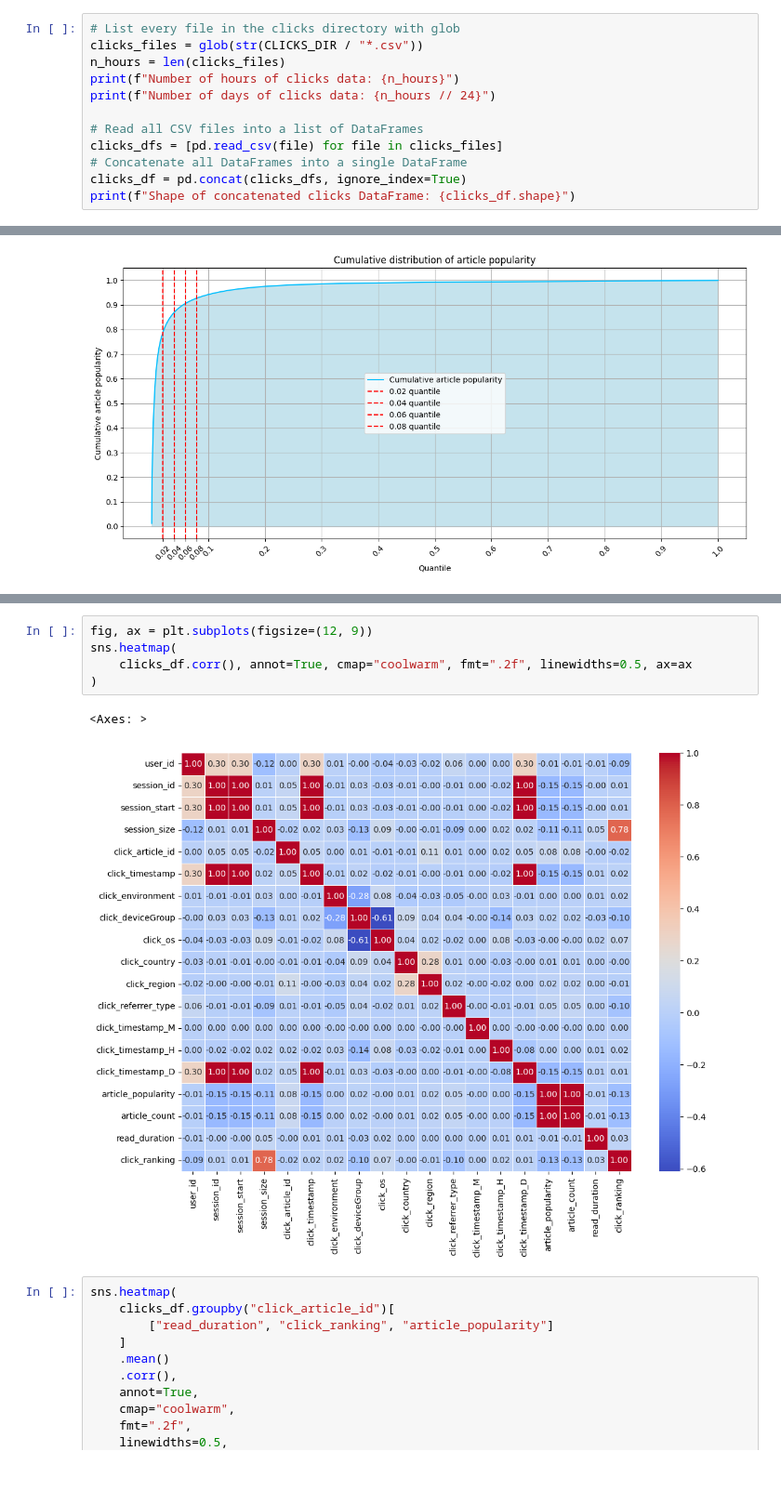
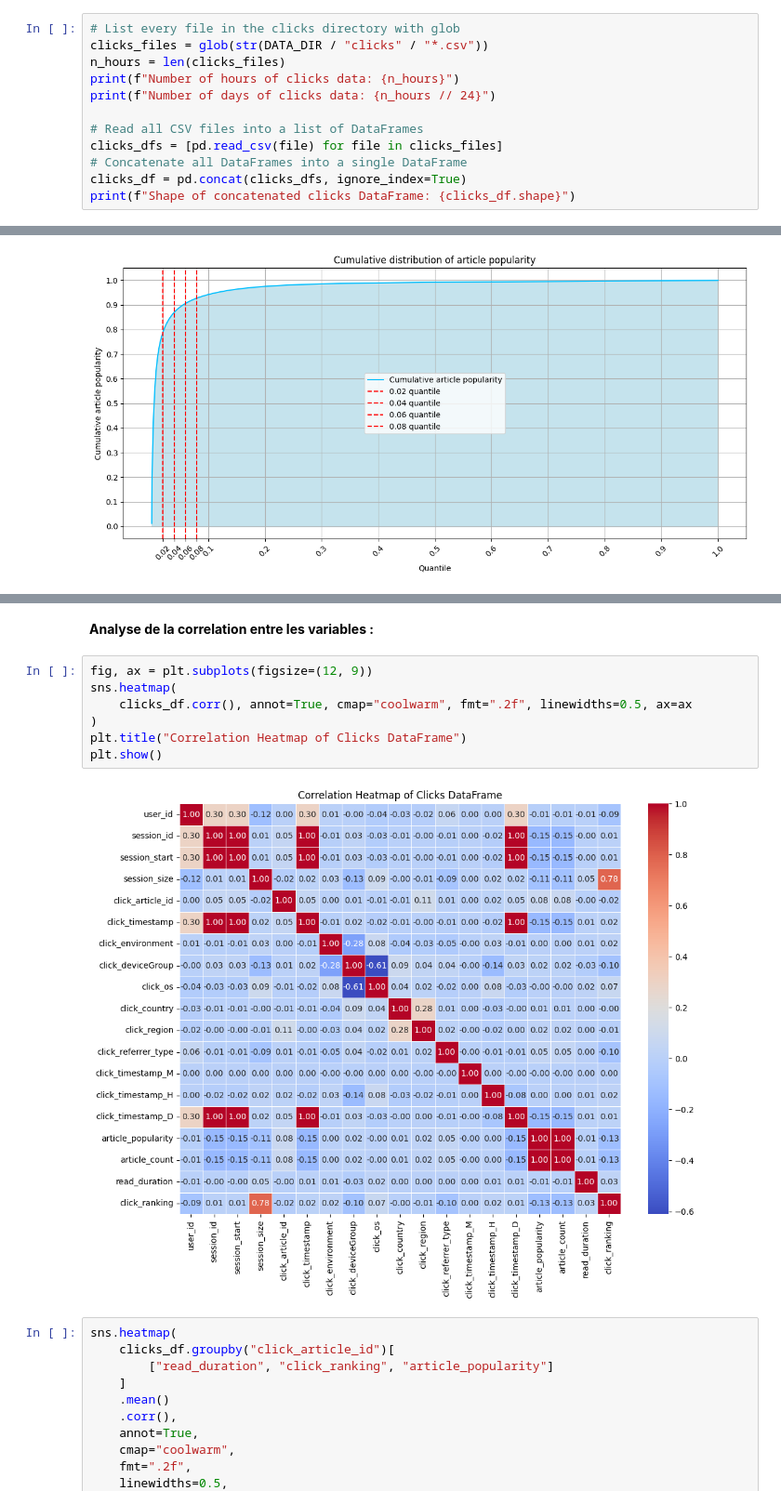
Before and after one commit to Hedredo/oc_p10, a Jupyter notebook: notebooks/00_analysis.ipynb, the cells around one changed output, grey strips where cells are left out. Shown at 93% size. Cells and saved outputs as stored; diff of their text form; blank space fills up the shorter version.

```diff
--- a/notebooks/00_analysis.ipynb
+++ b/notebooks/00_analysis.ipynb
@@ -30,6 +96,6 @@ P.s. The full text of news articles could not be provided due to license restric
 # %%
 # List every file in the clicks directory with glob
-clicks_files = glob(str(CLICKS_DIR / "*.csv"))
+clicks_files = glob(str(DATA_DIR / "clicks" / "*.csv"))
 n_hours = len(clicks_files)
 print(f"Number of hours of clicks data: {n_hours}")
 print(f"Number of days of clicks data: {n_hours // 24}")
@@ -828,11 +868,14 @@ plt.show()
+# %% [markdown]
+**Analyse de la correlation entre les variables :**
 # %%
 fig, ax = plt.subplots(figsize=(12, 9))
 sns.heatmap(
     clicks_df.corr(), annot=True, cmap="coolwarm", fmt=".2f", linewidths=0.5, ax=ax
 )
+plt.title("Correlation Heatmap of Clicks DataFrame")
+plt.show()
 # %% [output]
-<Axes: >
-[figure, old version]
+[figure, new version]
 # %%
 sns.heatmap(
     clicks_df.groupby("click_article_id")[
```
Also changed, not shown: parts of 64 cells of this notebook, 6 other files.
